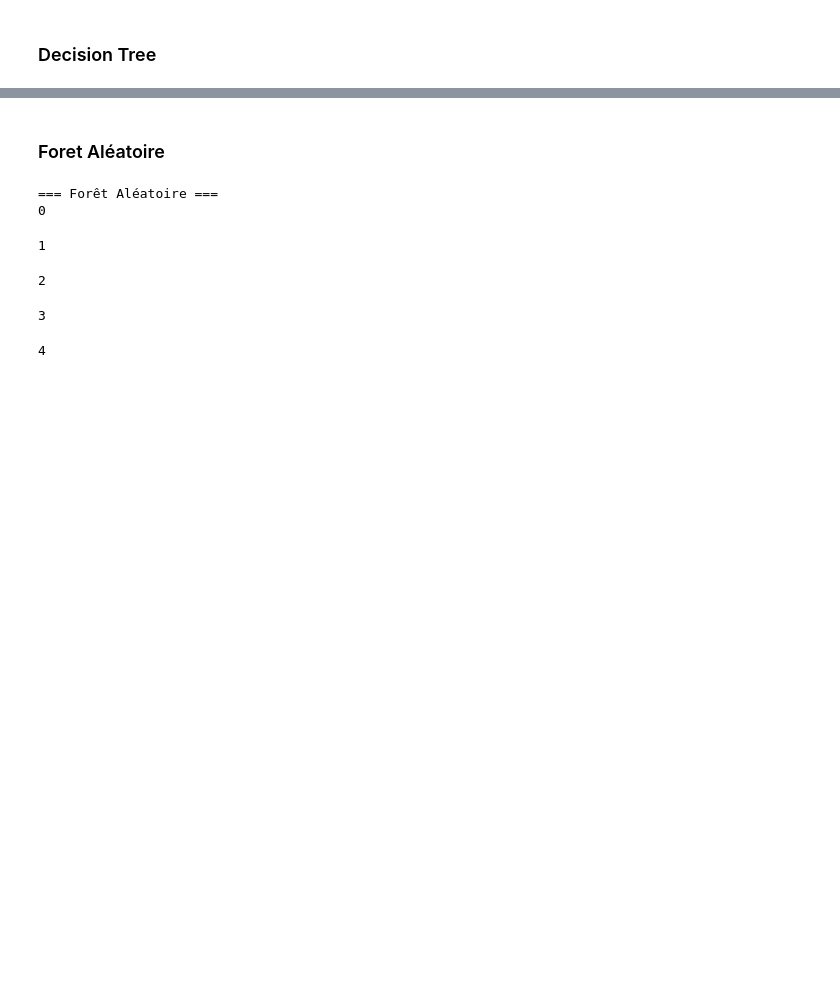
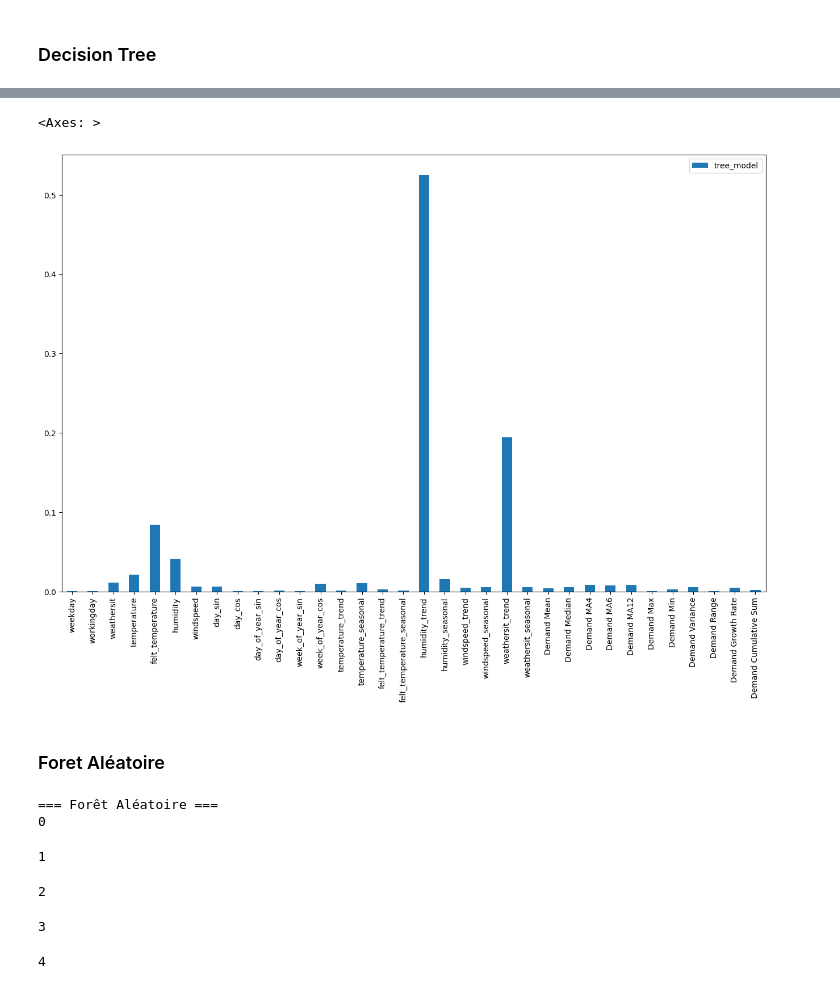
Before and after one commit to ClemRibe/ProjetML, a Jupyter notebook: ProjetML.ipynb, the cells around one changed output, grey strips where cells are left out. Saved outputs shown, nothing was run; the diff lists cells and outputs as text; code cells hidden in the pictures; blank space fills up the shorter version.

Commit message:
ajout commentaires code

```diff
--- a/ProjetML.ipynb
+++ b/ProjetML.ipynb
@@ -422,3 +415,7 @@ Index(['instant', 'date', 'year', 'season', 'quarter', 'month', 'week_of_year',
+# %%
+day_df.columns
+day_df.set_index("instant")
+day_df.sort_index(inplace=True)
 # %%
 # Sélection des caractéristiques pertinentes, y compris les nouvelles colonnes encodées
 target = ['count']
@@ -468,11 +466,10 @@ scores = []
 
 for i, (train_index, test_index) in enumerate(tscv.split(X)):
     print(i)
-    X_train = X[:len(train_index)]
-    X_test = X[len(train_index):]
-    y_train = y[:len(train_index)]
-    y_test = y[len(train_index):]
+    X_train, X_test = X.iloc[train_index, :], X.iloc[test_index,:]
+    y_train, y_test = y.iloc[train_index], y.iloc[test_index]
 
+    # ajout de features supplémentaires pour X_train
     X_train_new_features = pd.DataFrame({
     "Demand Mean": X_train.mean(axis=1),
     "Demand Median": X_train.median(axis=1),
@@ -485,8 +482,9 @@ for i, (train_index, test_index) in enumerate(tscv.split(X)):
     "Demand Range": X_train.max(axis=1) - X_train.min(axis=1),
     "Demand Growth Rate": (X_train.iloc[:, -1] - X_train.iloc[:, 0]) / X_train.shape[1],
     "Demand Cumulative Sum": X_train.cumsum(axis=1).iloc[:, -1],
-    }).fillna(0) # Solves nan/inf by 0 (in case of std not defined)
+    })
 
+    # ajout des memes features supplémentaires pour X_test
     X_test_new_features = pd.DataFrame({
         "Demand Mean": X_test.mean(axis=1),
         "Demand Median": X_test.median(axis=1),
@@ -499,24 +497,23 @@ for i, (train_index, test_index) in enumerate(tscv.split(X)):
         "Demand Range": X_test.max(axis=1) - X_test.min(axis=1),
         "Demand Growth Rate": (X_test.iloc[:, -1] - X_test.iloc[:, 0]) / X_test.shape[1],
         "Demand Cumulative Sum": X_test.cumsum(axis=1).iloc[:, -1],
-    }).fillna(0) # Solves nan/inf by 0 (in case of std not defined)
+    })
 
-    # Merge this with your "small" feature dataset.
+    # Concaténation des nouvelles et des anciennes features pour avoir un dataset augmenté des nouvelles features
     X_train_new_features = pd.concat([X_train,
                                     X_train_new_features], axis=1)
     X_test_new_features = pd.concat([X_test,
                                     X_test_new_features], axis=1)
 
-
+    # fitting du modele et calcul du score pour le split en cours
     linear_model.fit(X_train_new_features, y_train)
     score = linear_model.score(X_test_new_features, y_test)
     scores.append(score)
 
+# training du modèle avec les meilleurs paramètres du time series split
 y_pred_train_lr = linear_model.predict(X_train_new_features)
 y_pred_test_lr = linear_model.predict(X_test_new_features)
 kpi_results['Linear Regression'] = compute_KPIs(y_train, y_pred_train_lr, y_test, y_pred_test_lr, name='Linear Regression')
-
-
 
 y_pred = np.append(y_pred_train_lr,y_pred_test_lr)
 
@@ -558,11 +555,10 @@ tree_model = DecisionTreeRegressor(max_depth=10, random_state=42)
 scores = []
 for i, (train_index, test_index) in enumerate(tscv.split(X)):
     print(i)
-    X_train = X[:len(train_index)]
-    X_test = X[len(train_index):]
-    y_train = y[:len(train_index)]
-    y_test = y[len(train_index):]
+    X_train, X_test = X.iloc[train_index, :], X.iloc[test_index,:]
+    y_train, y_test = y.iloc[train_index], y.iloc[test_index]
 
+    # ajout de features supplémentaires pour X_train
     X_train_new_features = pd.DataFrame({
     "Demand Mean": X_train.mean(axis=1),
     "Demand Median": X_train.median(axis=1),
@@ -575,7 +571,7 @@ for i, (train_index, test_index) in enumerate(tscv.split(X)):
     "Demand Range": X_train.max(axis=1) - X_train.min(axis=1),
     "Demand Growth Rate": (X_train.iloc[:, -1] - X_train.iloc[:, 0]) / X_train.shape[1],
     "Demand Cumulative Sum": X_train.cumsum(axis=1).iloc[:, -1],
-    }).fillna(0) # Solves nan/inf by 0 (in case of std not defined)
+    })
 
     X_test_new_features = pd.DataFrame({
         "Demand Mean": X_test.mean(axis=1),
@@ -589,20 +585,20 @@ for i, (train_index, test_index) in enumerate(tscv.split(X)):
         "Demand Range": X_test.max(axis=1) - X_test.min(axis=1),
         "Demand Growth Rate": (X_test.iloc[:, -1] - X_test.iloc[:, 0]) / X_test.shape[1],
         "Demand Cumulative Sum": X_test.cumsum(axis=1).iloc[:, -1],
-    }).fillna(0) # Solves nan/inf by 0 (in case of std not defined)
+    })
 
-    # Merge this with your "small" feature dataset.
+    # Concaténation des nouvelles et des anciennes features pour avoir un dataset augmenté des nouvelles features
     X_train_new_features = pd.concat([X_train,
                                     X_train_new_features], axis=1)
     X_test_new_features = pd.concat([X_test,
                                     X_test_new_features], axis=1)
 
-
+    # fitting du modele sur chaque split
     tree_model.fit(X_train_new_features, y_train)
     score = tree_model.score(X_test_new_features, y_test)
     scores.append(score)
 
-
+# training du modèle avec les meilleurs paramètres du time series split
 y_pred_train_tree = tree_model.predict(X_train_new_features)
 y_pred_test_tree = tree_model.predict(X_test_new_features)
 kpi_results['Decision Tree'] = compute_KPIs(y_train, y_pred_train_tree, y_test, y_pred_test_tree, name='Decision Tree')
@@ -631,4 +627,12 @@ Test           18.88  26.68      4.64
 [figure]
+# %%
+# Visualisation de l'importance des features dans notre modèle de random forest
+features = pd.DataFrame(data=tree_model.feature_importances_.reshape(-1,1), index=X_train_new_features.columns, columns=["tree_model"])
+features["tree_model"] * 100
+features.plot(kind='bar',figsize=(16,10))
+# %% [output]
+<Axes: >
+[figure, added]
 # %% [markdown]
 ### Foret Aléatoire
 # %%
```
Also changed, not shown: parts of 20 cells of this notebook.
